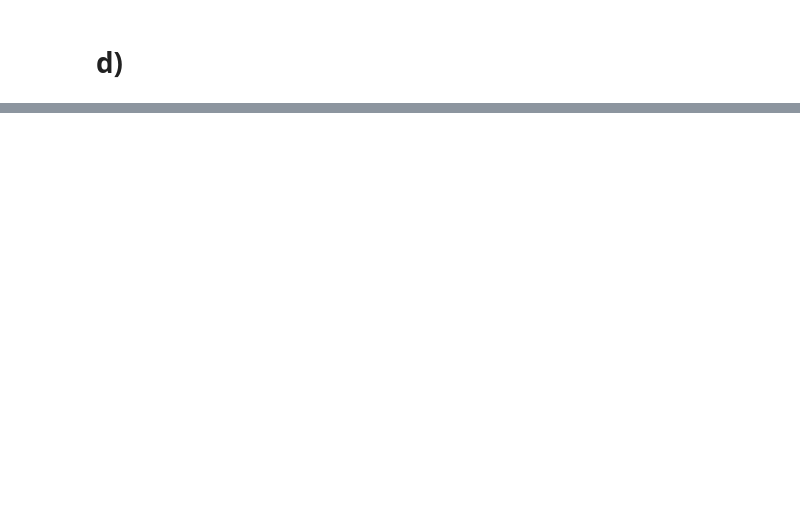
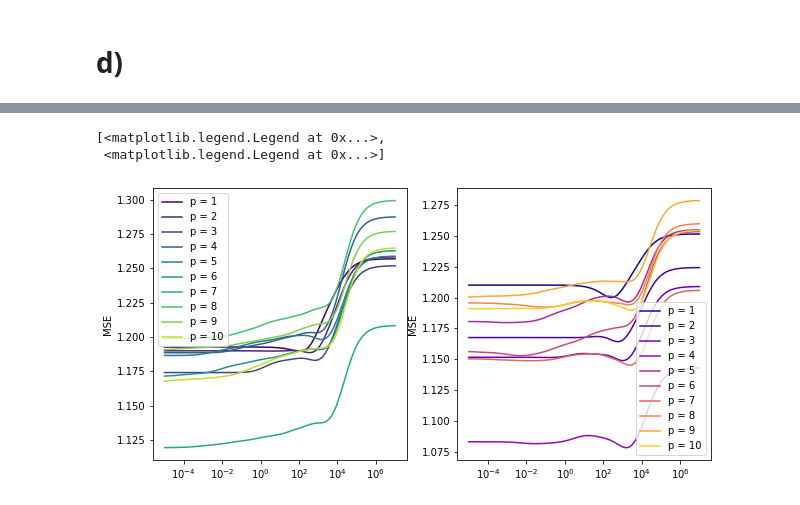
Before and after one commit to johanage/ada_ml_project1, a Jupyter notebook: Project1.ipynb, the cells around one changed output, grey strips where cells are left out. Cells and saved outputs as stored; diff of their text form; code cells hidden in the pictures; blank space fills up the shorter version.

Commit message:
crossval and ridge added

```diff
--- a/Project1.ipynb
+++ b/Project1.ipynb
@@ -337,0 +414,27 @@ plt.hist(out_bootstrap['var'], bins=100)
+# %%
+import importlib; import project1; importlib.reload(project1); from project1.project1 import *
+
+model_complexity = 10
+lambdas = np.logspace(-5,7, 100)
+
+mses_train, Rs_train = np.zeros((model_complexity, len(lambdas))), np.zeros((model_complexity,len(lambdas)))
+mses_test, Rs_test = np.zeros((model_complexity,len(lambdas))), np.zeros((model_complexity,len(lambdas)))
+for p in range(1, model_complexity+1):
+    X = make_design_matrix(xvec = xvec, p = p)
+    z = FrankeFunction(**{'x%i'%i: xvec[i].ravel() for i in range(len(xvec))})
+    noise = np.random.normal(0,1,size=z.shape)
+    znoisy = z + noise
+
+    for i in range(len(lambdas)):
+        lmbda = lambdas[i]
+        ztilde_train, ztilde_test, betahat, Xtrain, Xtest, ztrain,ztest = ridge_fp_train_test_split(X = X,
+                                                                                                    y = znoisy,
+                                                                                                    lmbda = lmbda,
+                                                                                                  **{"test_size" : 0.3,
+                                                                                                    "random_state" : 42})
+        #print(lmbda, Xtrain.shape, Xtest.shape)
+        mses_train[p-1, i] = MSE(y = ztrain,ytilde = ztilde_train)
+        Rs_train[p-1, i] = Rscore(y = ztrain, ytilde = ztilde_train)
+
+        mses_test[p-1, i] = MSE(y = ztest,ytilde = ztilde_test)
+        Rs_test[p-1, i] = Rscore(y = ztest, ytilde = ztilde_test)
@@ -337,0 +459,16 @@ plt.hist(out_bootstrap['var'], bins=100)
+# %%
+carr = np.arange(mses_train.shape[0])/mses_train.shape[0]
+cs_train = plt.cm.viridis(carr)
+cs_test = plt.cm.plasma(carr)
+fig, axs = plt.subplots(1,2, figsize=(10,5))
+for ip in range(mses_train.shape[0]):
+    axs[0].plot(lambdas, mses_train[ip], color = cs_train[ip], label="p = %i"%(ip+1))
+    axs[1].plot(lambdas, mses_test[ip], color = cs_test[ip], label="p = %i"%(ip+1))
+[ax.set_xscale('log') for ax in axs]
+[ax.set_ylabel("MSE") for ax in axs]
+[ax.set_xlabel("log10$\\lambda$")]
+[ax.legend() for ax in axs]
+# %% [output]
+[<matplotlib.legend.Legend at 0x...>,
+ <matplotlib.legend.Legend at 0x...>]
+[figure, added]
```
Also changed, not shown: parts of 22 cells of this notebook, 1 other file.
